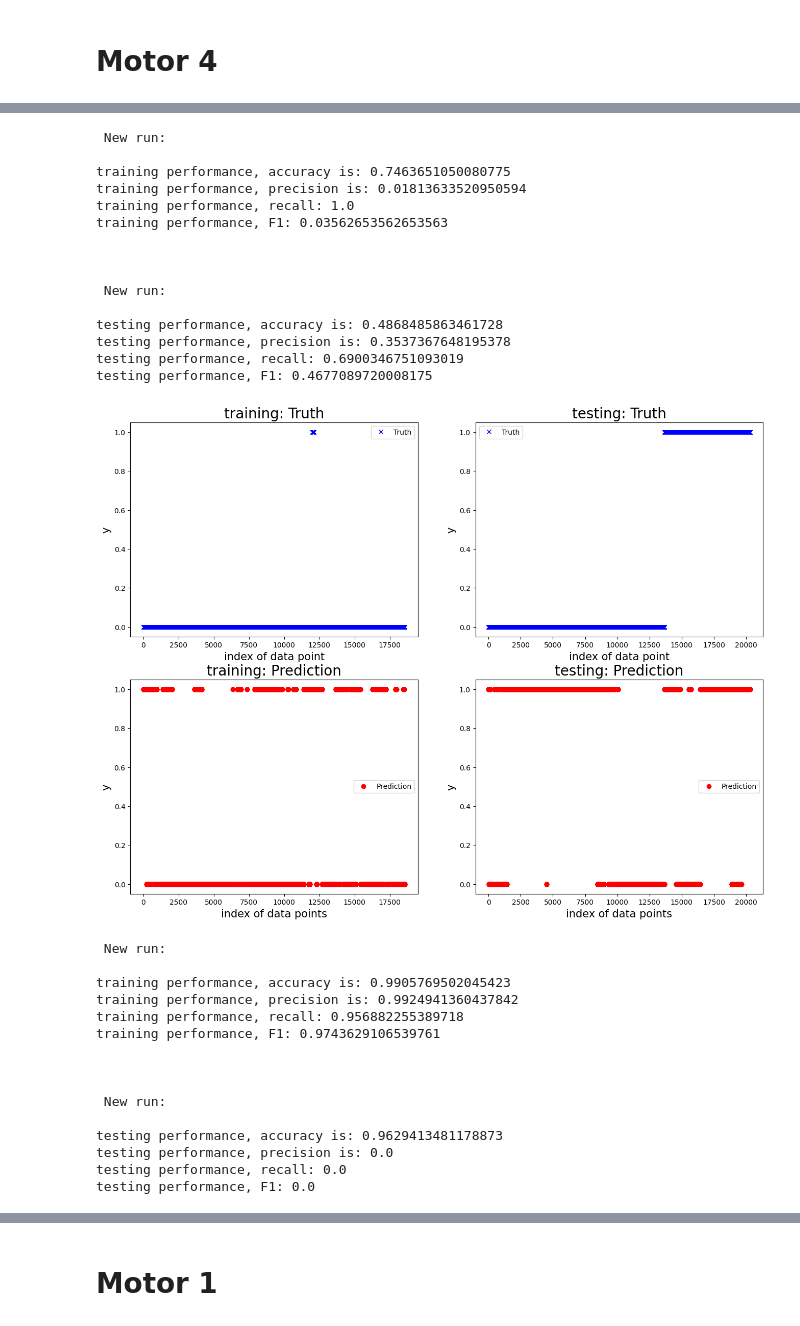
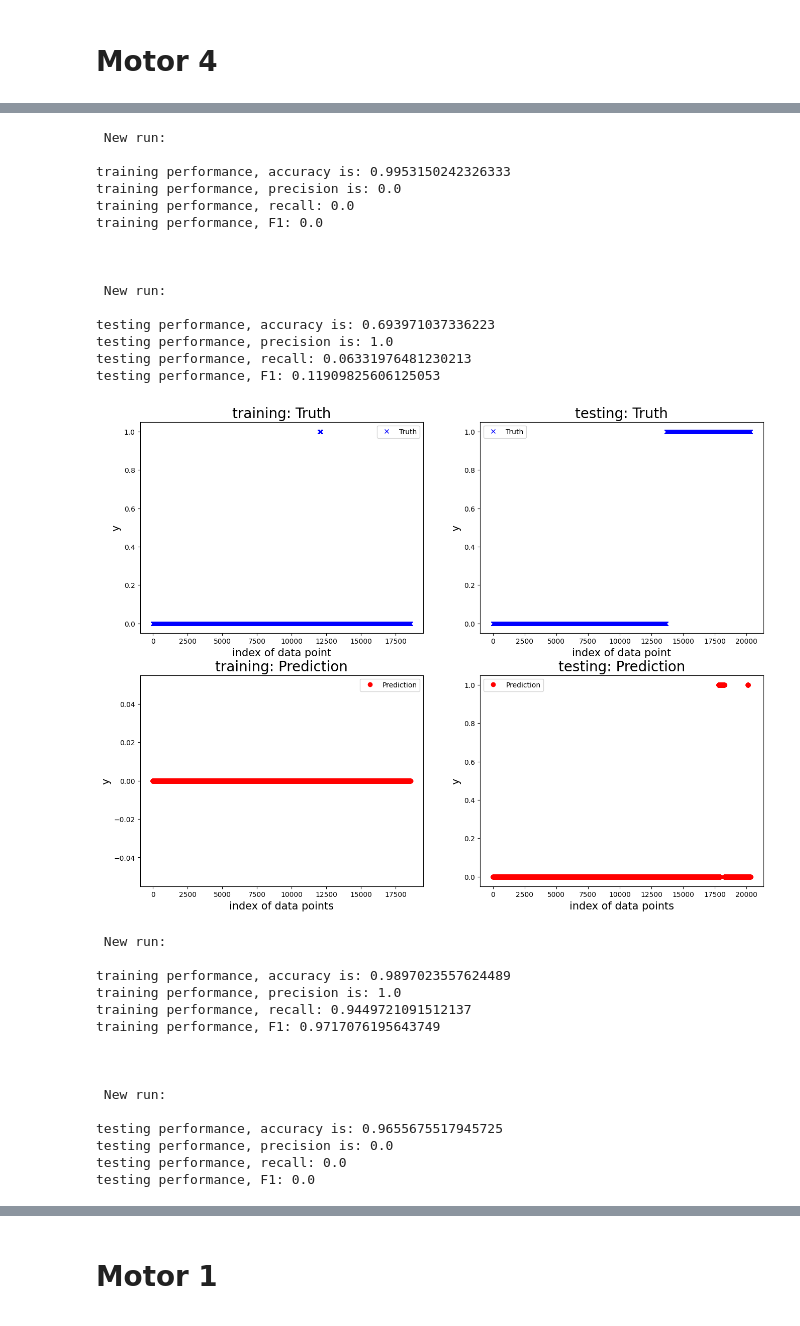
Before and after one commit to comoxx/digital_twin_robot_group2, a Jupyter notebook: DataChallenge/Data_challenge_Pierre.ipynb, the cells around one changed output, grey strips where cells are left out. Saved outputs shown, nothing was run; the diff lists cells and outputs as text; code cells hidden in the pictures.

```diff
--- a/DataChallenge/Data_challenge_Pierre.ipynb
+++ b/DataChallenge/Data_challenge_Pierre.ipynb
@@ -591,7 +671,7 @@ X_train, y_train = prepare_sliding_window(df_x=df_tr_x, y=df_tr_y, window_size=w
 # Define the steps of the pipeline
 steps = [
     ('standardizer', StandardScaler()),  # Step 1: StandardScaler
-    ('mdl', LogisticRegression(class_weight='balanced') )   # Step 2: Linear Regression
+    ('mdl', LogisticRegression() )   # Step 2: Linear Regression
 ]
 
 # Create the pipeline
@@ -636,31 +716,31 @@ testing performance, F1: 0.0
  New run:
 
-training performance, accuracy is: 0.7463651050080775
-training performance, precision is: 0.01813633520950594
-training performance, recall: 1.0
-training performance, F1: 0.03562653562653563
+training performance, accuracy is: 0.9953150242326333
+training performance, precision is: 0.0
+training performance, recall: 0.0
+training performance, F1: 0.0
 
 
 
  New run:
 
-testing performance, accuracy is: 0.4868485863461728
-testing performance, precision is: 0.3537367648195378
-testing performance, recall: 0.6900346751093019
-testing performance, F1: 0.4677089720008175
+testing performance, accuracy is: 0.693971037336223
+testing performance, precision is: 1.0
+testing performance, recall: 0.06331976481230213
+testing performance, F1: 0.11909825606125053
-[figure, old version]
+[figure, new version]
  New run:
 
-training performance, accuracy is: 0.9905769502045423
-training performance, precision is: 0.9924941360437842
-training performance, recall: 0.956882255389718
-training performance, F1: 0.9743629106539761
+training performance, accuracy is: 0.9897023557624489
+training performance, precision is: 1.0
+training performance, recall: 0.9449721091512137
+training performance, F1: 0.9717076195643749
 
 
 
  New run:
 
-testing performance, accuracy is: 0.9629413481178873
+testing performance, accuracy is: 0.9655675517945725
 testing performance, precision is: 0.0
 testing performance, recall: 0.0
 testing performance, F1: 0.0
```
Also changed, not shown: parts of 9 cells of this notebook, 2 other files.
